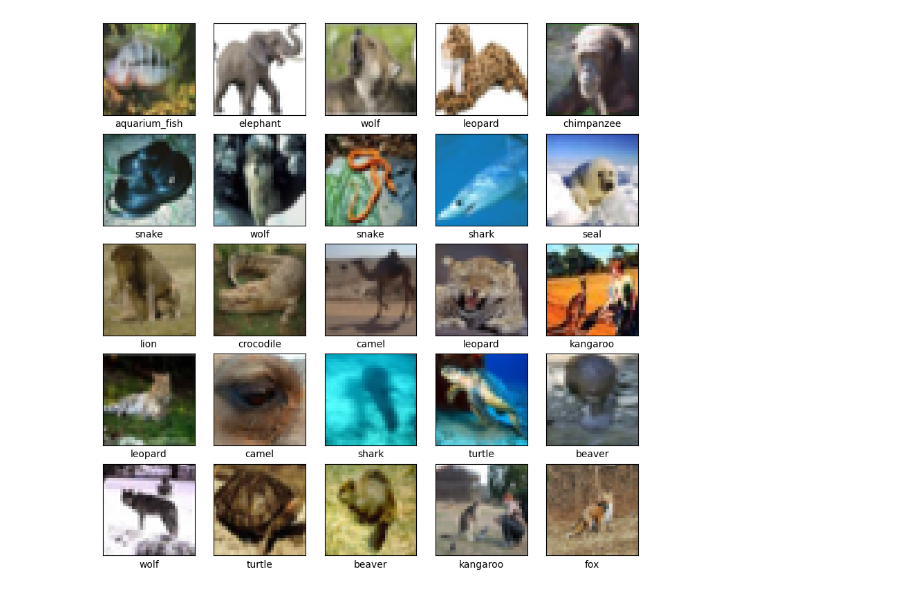
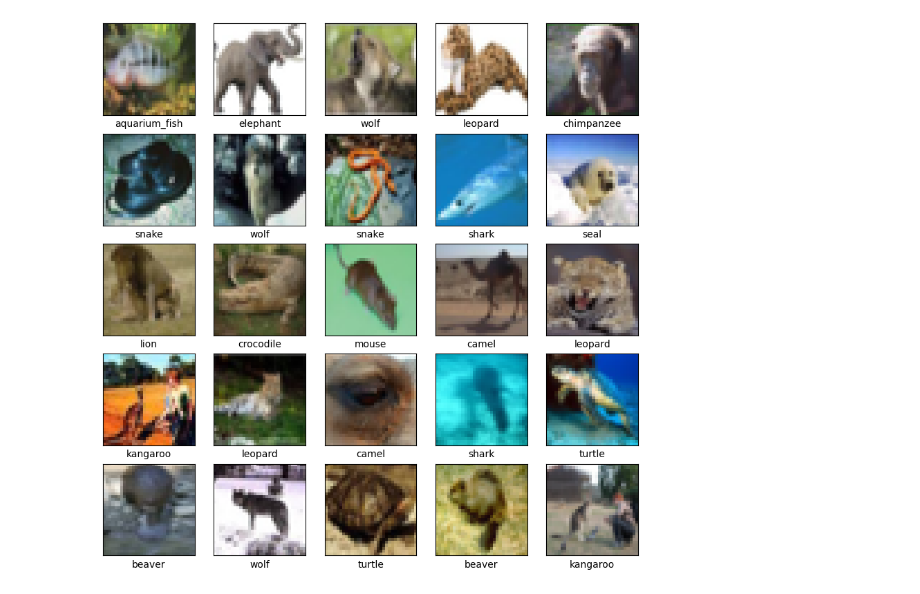
Before and after one commit to danielmallett/325-project, a Jupyter notebook: project.ipynb, the cells around one changed output. Saved outputs shown, nothing was run; the diff lists cells and outputs as text; code cells hidden in the pictures.

```diff
--- a/project.ipynb
+++ b/project.ipynb
@@ -6,7 +8,7 @@ from tensorflow import keras
 # %%
 (X_train, y_train), (X_test, y_test) = keras.datasets.cifar100.load_data(label_mode='fine')
 # %%
-animal_classes = [1,3,4,15,21,27,30,31,34,38,42,43,44,72,73,78,88,93,97]
+animal_classes = [1,3,4,15,21,27,30,31,34,38,42,43,44, 50, 72,73,78,88,93,97]
 class_names = {
     1: 'aquarium_fish',
     3: 'bear',
@@ -20,31 +22,36 @@ class_names = {
     38: 'kangaroo',
     42: 'leopard',
     43: 'lion',
     44: 'lizard',
+    50: 'mouse',
     72: 'seal',
     73: 'shark',
     78: 'snake',
     88: 'tiger',
     93: 'turtle',
     97: 'wolf',
 }
 
 animal_filter = np.isin(y_train, animal_classes)
 X_train_animals = X_train[animal_filter.flatten()]
 y_train_animals = y_train[animal_filter.flatten()]
 
 animal_filter = np.isin(y_test, animal_classes)
 X_test_animals = X_test[animal_filter.flatten()]
 y_test_animals = y_test[animal_filter.flatten()]
 
+# normalize data
+# X_train_animals = X_train_animals / 255.0
+# X_test_animals = X_test_animals / 255.0
+
 plt.figure(figsize=(10,10))
 for i in range(25):
     plt.subplot(5,5,i+1)
     plt.xticks([])
     plt.yticks([])
     plt.grid(False)
     plt.imshow(X_train_animals[i], cmap=plt.cm.binary)
     plt.xlabel(class_names[y_train_animals[i].item()])
 plt.show()
 # %% [output]
-[figure, old version]
+[figure, new version]
```
Also changed, not shown: parts of 5 cells of this notebook.
